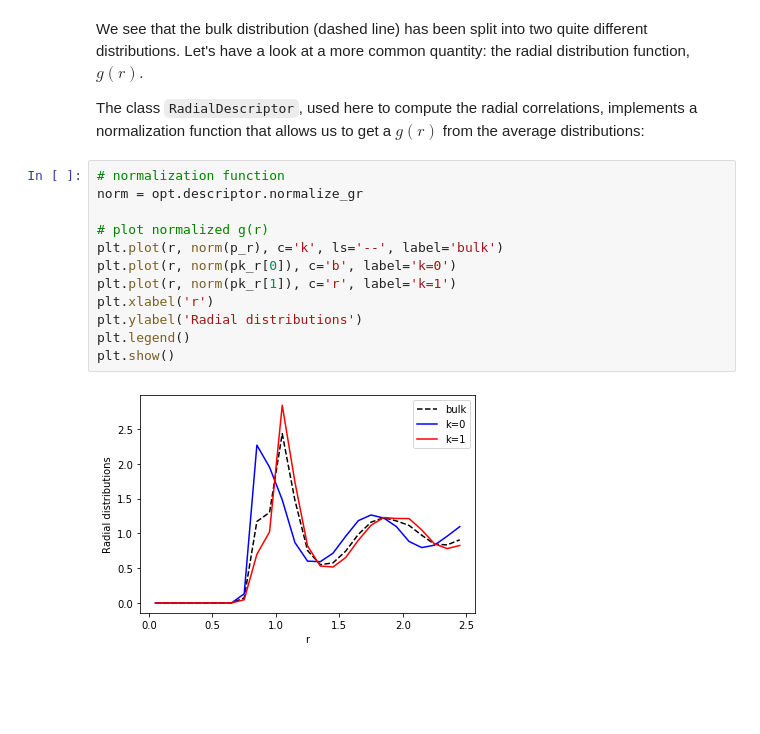
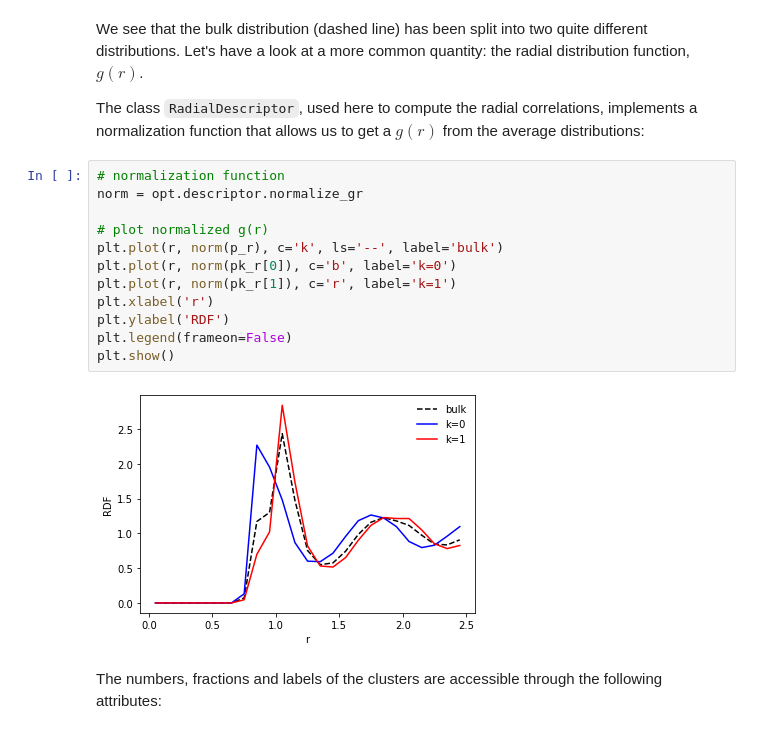
Before and after one commit to jorisparet/partycls, a Jupyter notebook: tutorial/2_optimization.ipynb, the cells around one changed output. Cells and saved outputs as stored; diff of their text form; blank space fills up the shorter version.

```diff
--- a/tutorial/2_optimization.ipynb
+++ b/tutorial/2_optimization.ipynb
@@ -56,14 +56,16 @@ The class `RadialDescriptor`, used here to compute the radial correlations, impl
 # %%
 # normalization function
 norm = opt.descriptor.normalize_gr
 
 # plot normalized g(r)
 plt.plot(r, norm(p_r), c='k', ls='--', label='bulk')
 plt.plot(r, norm(pk_r[0]), c='b', label='k=0')
 plt.plot(r, norm(pk_r[1]), c='r', label='k=1')
 plt.xlabel('r')
-plt.ylabel('Radial distributions')
-plt.legend()
+plt.ylabel('RDF')
+plt.legend(frameon=False)
 plt.show()
 # %% [output]
-[figure, old version]
+[figure, new version]
+# %% [markdown]
+The numbers, fractions and labels of the clusters are accessible through the following attributes:
```
Also changed, not shown: parts of 17 cells of this notebook, 4 other files.
